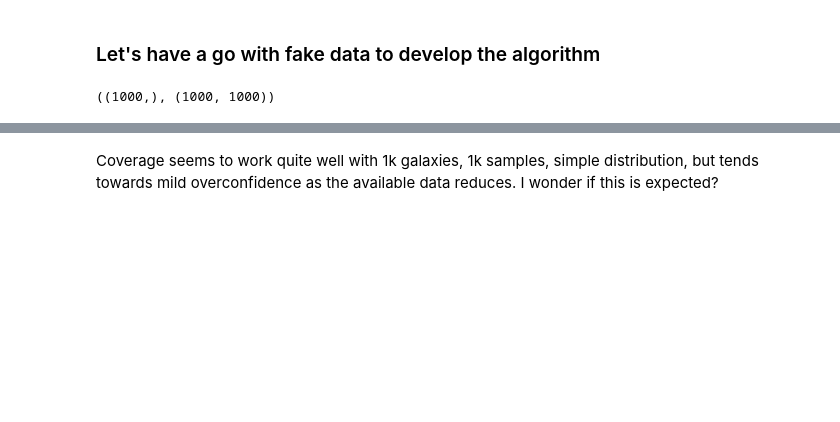
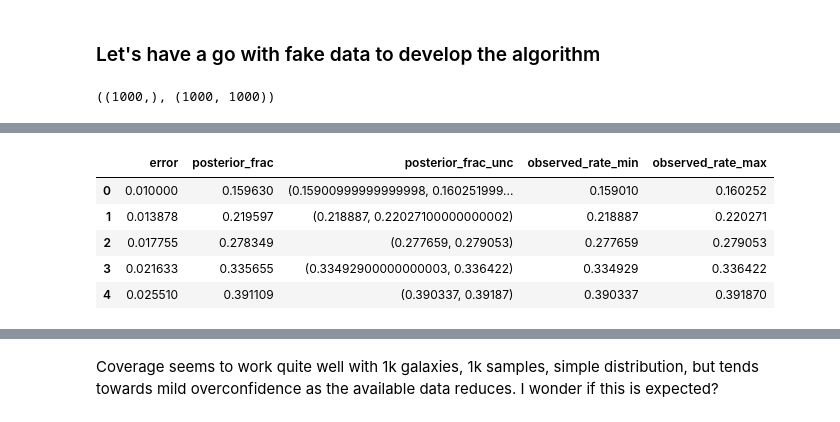
Before and after one commit to mwalmsley/agnfinder, a Jupyter notebook: notebooks/inference/posterior_comparison.ipynb, the cells around one changed output, grey strips where cells are left out. Cells and saved outputs as stored; diff of their text form; code cells hidden in the pictures; blank space fills up the shorter version.

```diff
--- a/notebooks/inference/posterior_comparison.ipynb
+++ b/notebooks/inference/posterior_comparison.ipynb
@@ -176,0 +228,10 @@ plot_coverage(coverage)
+# %%
+coverage = aggregate_error_coverage_df(error_df)
+coverage.head()
+# %% [output]
+|  | error | posterior_frac | posterior_frac_unc | observed_rate_min | observed_rate_max |
+| 0 | 0.010000 | 0.159630 | (0.15900999999999998, 0.160251999... | 0.159010 | 0.160252 |
+| 1 | 0.013878 | 0.219597 | (0.218887, 0.22027100000000002) | 0.218887 | 0.220271 |
+| 2 | 0.017755 | 0.278349 | (0.277659, 0.279053) | 0.277659 | 0.279053 |
+| 3 | 0.021633 | 0.335655 | (0.33492900000000003, 0.336422) | 0.334929 | 0.336422 |
+| 4 | 0.025510 | 0.391109 | (0.390337, 0.39187) | 0.390337 | 0.391870 |
```
Also changed, not shown: parts of 39 cells of this notebook, 3 other files.
